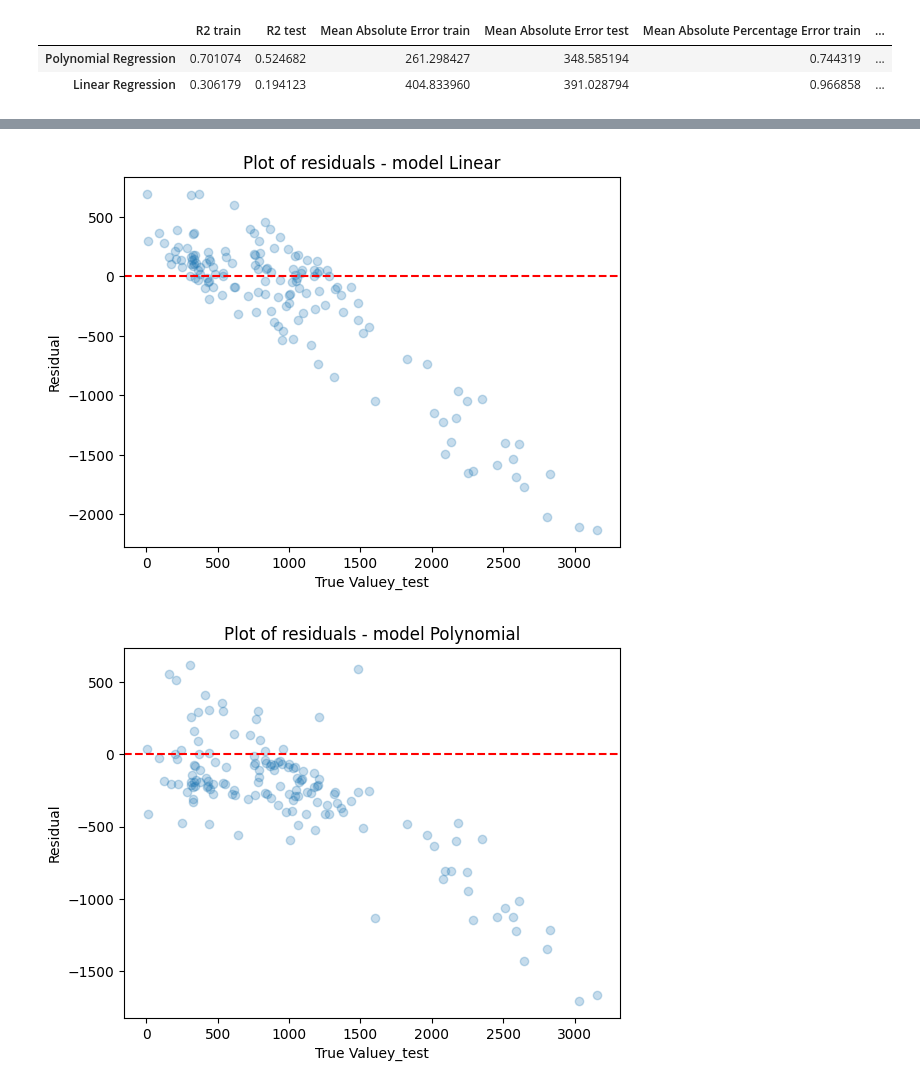
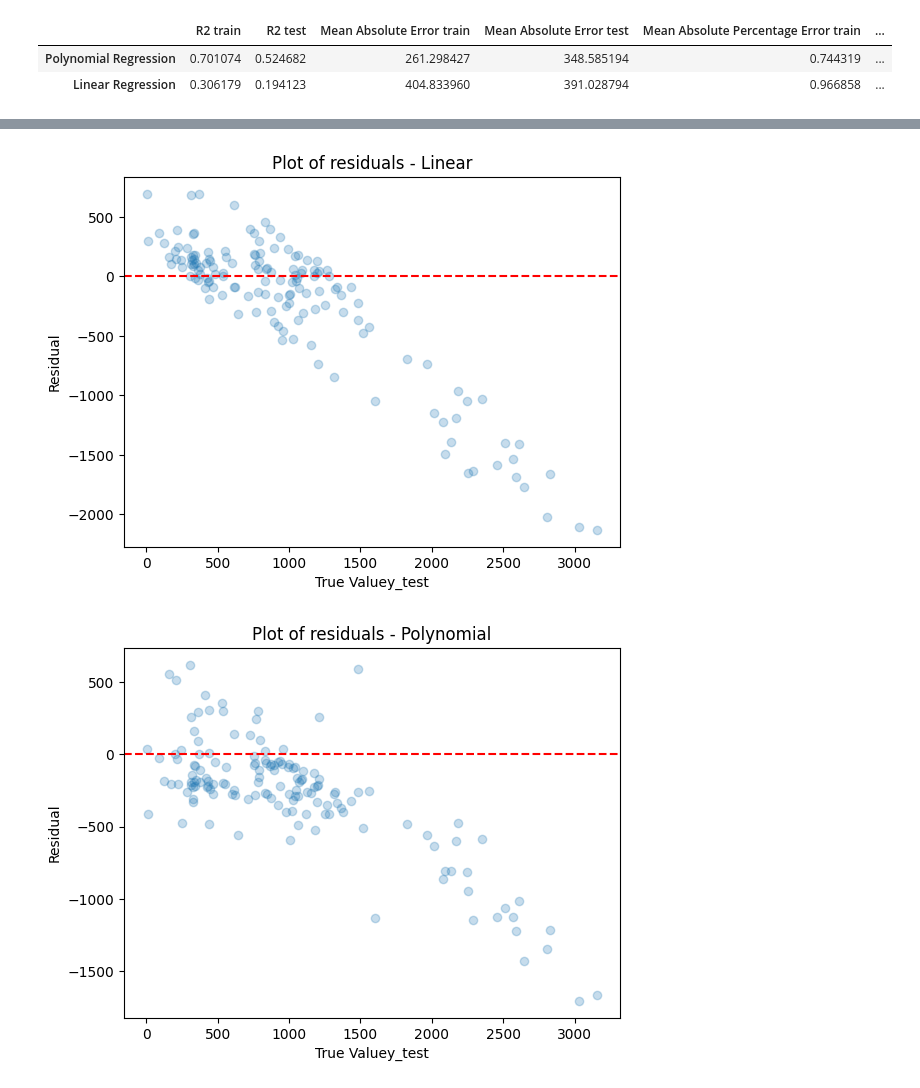
Before and after one commit to KenZooo11/m13.5, a Jupyter notebook: 13.5.ipynb, the cells around one changed output, grey strips where cells are left out. Cells and saved outputs as stored; diff of their text form; code cells hidden in the pictures.

```diff
--- a/13.5.ipynb
+++ b/13.5.ipynb
@@ -493,19 +493,19 @@ plt.show()
 # %%
 errors = y_predict_test - y_test
 plt.scatter(x = y_test, y = errors, alpha=0.25)
 plt.axhline(0, color="r", linestyle="--")
 plt.xlabel('True Valuey_test')
 plt.ylabel('Residual')
-plt.title(f'Plot of residuals - model Linear')
+plt.title('Plot of residuals - Linear')
 plt.show()
 
 errors = test_predictions - y_test
 plt.scatter(x = y_test, y = errors, alpha=0.25)
 plt.axhline(0, color="r", linestyle="--")
 plt.xlabel('True Valuey_test')
 plt.ylabel('Residual')
-plt.title(f'Plot of residuals - model Polynomial')
+plt.title('Plot of residuals - Polynomial')
 plt.show()
 # %% [output]
-[figure, old version]
+[figure, new version]
-[figure, old version]
+[figure, new version]
```
Also changed, not shown: parts of 1 cell of this notebook.
